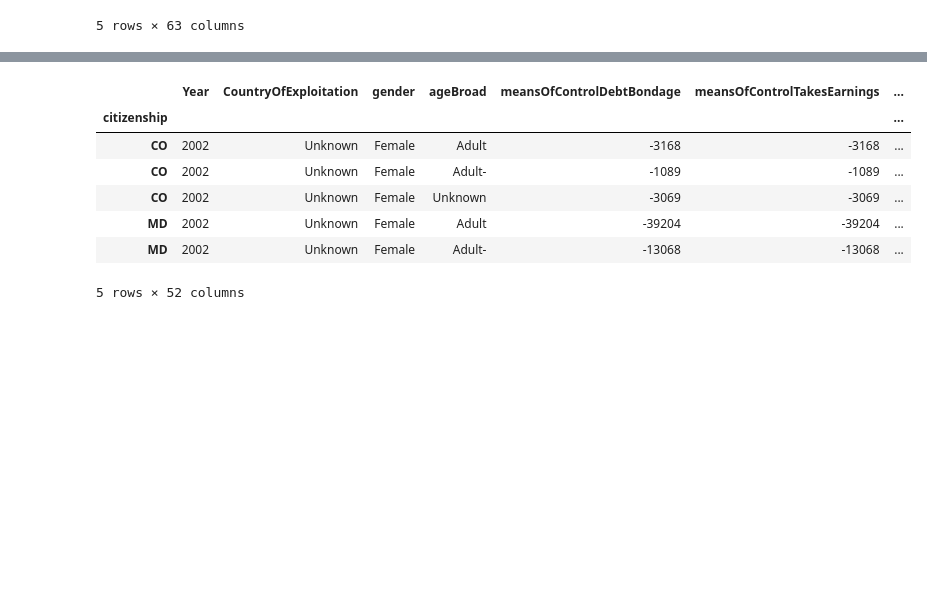
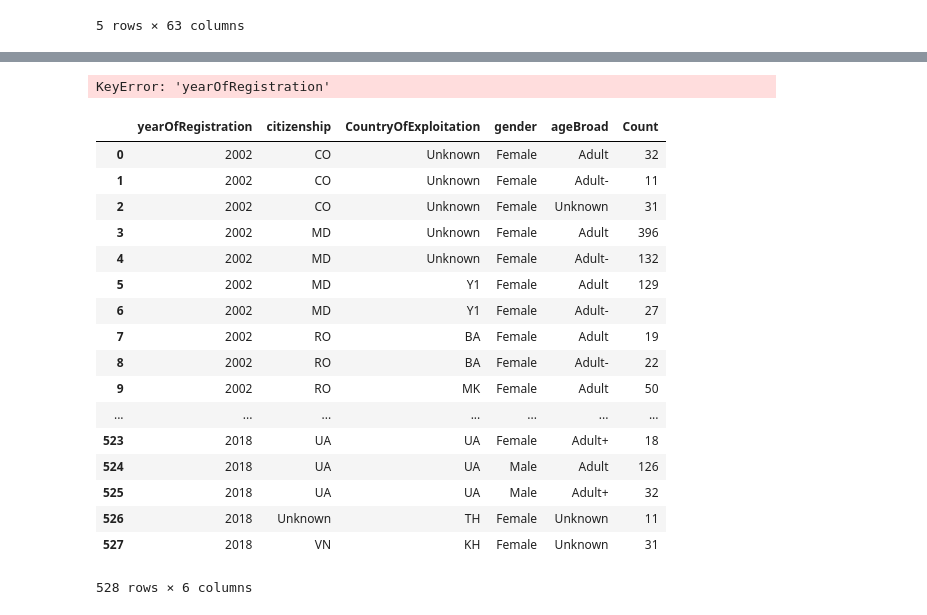
Before and after one commit to benieevelyne/Project2_Neurath, a Jupyter notebook: DataSets/Migration Cleaner.ipynb, the cells around one changed output, grey strips where cells are left out. Saved outputs shown, nothing was run; the diff lists cells and outputs as text; code cells hidden in the pictures; blank space fills up the shorter version.

```diff
--- a/DataSets/Migration Cleaner.ipynb
+++ b/DataSets/Migration Cleaner.ipynb
@@ -117,5 +82,4 @@ TraffickingCounts = TraffickingCounts.replace(['-99', '18--20', '24--26', '30--3
                            'Unknown'], ['Unknown', 'Adult-', 'Adult', 'Adult', 'Adult',
                                         'Adult', 'Youth', 'Adult', 'Adult+', 'Youth',
                                             'Unknown'])
-TraffickingCounts = TraffickingCounts.groupby(['yearOfRegistration','citizenship', 'CountryOfExploitation',
-                     'gender', 'ageBroad']).sum().reset_index(drop=False)
+TraffickingCounts.head()
@@ -122,15 +94,37 @@ TraffickingCounts = TraffickingCounts.groupby(['yearOfRegistration','citizenship
+# %%
+# TraffickingCounts = TraffickingCounts.groupby(['yearOfRegistration','citizenship',
+# #                      'gender',
+#                                                'ageBroad',
+#                                               ]).sum()
+TraffickingCounts = TraffickingCounts.rename(columns={'yearOfRegistration':"Year",'recruiterRelationUnknown':'Count'})
+
+# TraffickingCounts = TraffickingCounts.set_index('citizenship')
+TraffickingCounts['Count'].reset_index().groupby(['citizenship', 'yearOfRegistration',  'ageBroad', 'gender']).sum()
+# %% [output]
+KeyError: 'yearOfRegistration'
 # %%
-TraffickingCounts = TraffickingCounts.rename(columns={'yearOfRegistration':"Year",'Datasource':'Count'})
-TraffickingCounts = TraffickingCounts.set_index('citizenship')
-TraffickingCounts.head()
+TraffickingCounts = TraffickingCounts.rename(columns={'yearOfRegistration':"Year",'recruiterRelationUnknown':'Count'})
+
+# TraffickingCounts = TraffickingCounts.set_index('citizenship')
+TraffickingCounts['Count'].reset_index()
 # %% [output]
-|  | Year | CountryOfExploitation | gender | ageBroad | meansOfControlDebtBondage | meansOfControlTakesEarnings | ... |
-| citizenship |  |  |  |  |  |  | ... |
-| CO | 2002 | Unknown | Female | Adult | -3168 | -3168 | ... |
-| CO | 2002 | Unknown | Female | Adult- | -1089 | -1089 | ... |
-| CO | 2002 | Unknown | Female | Unknown | -3069 | -3069 | ... |
-| MD | 2002 | Unknown | Female | Adult | -39204 | -39204 | ... |
-| MD | 2002 | Unknown | Female | Adult- | -13068 | -13068 | ... |
+|  | yearOfRegistration | citizenship | CountryOfExploitation | gender | ageBroad | Count |
+| 0 | 2002 | CO | Unknown | Female | Adult | 32 |
+| 1 | 2002 | CO | Unknown | Female | Adult- | 11 |
+| 2 | 2002 | CO | Unknown | Female | Unknown | 31 |
+| 3 | 2002 | MD | Unknown | Female | Adult | 396 |
+| 4 | 2002 | MD | Unknown | Female | Adult- | 132 |
+| 5 | 2002 | MD | Y1 | Female | Adult | 129 |
+| 6 | 2002 | MD | Y1 | Female | Adult- | 27 |
+| 7 | 2002 | RO | BA | Female | Adult | 19 |
+| 8 | 2002 | RO | BA | Female | Adult- | 22 |
+| 9 | 2002 | RO | MK | Female | Adult | 50 |
+| ... | ... | ... | ... | ... | ... | ... |
+| 523 | 2018 | UA | UA | Female | Adult+ | 18 |
+| 524 | 2018 | UA | UA | Male | Adult | 126 |
+| 525 | 2018 | UA | UA | Male | Adult+ | 32 |
+| 526 | 2018 | Unknown | TH | Female | Unknown | 11 |
+| 527 | 2018 | VN | KH | Female | Unknown | 31 |
-5 rows × 52 columns
+528 rows × 6 columns
 # %%
 TraffickingCounts.to_csv('TraffickingCountsAge-Gender.csv')
```
Also changed, not shown: parts of 9 cells of this notebook, 3 other files.
